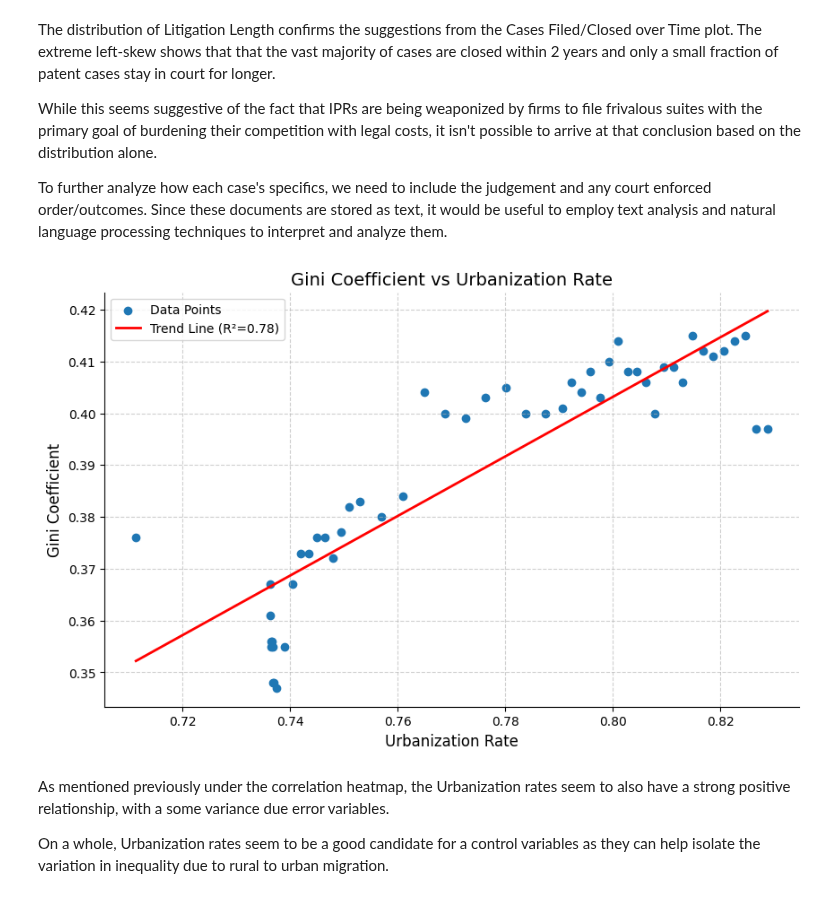
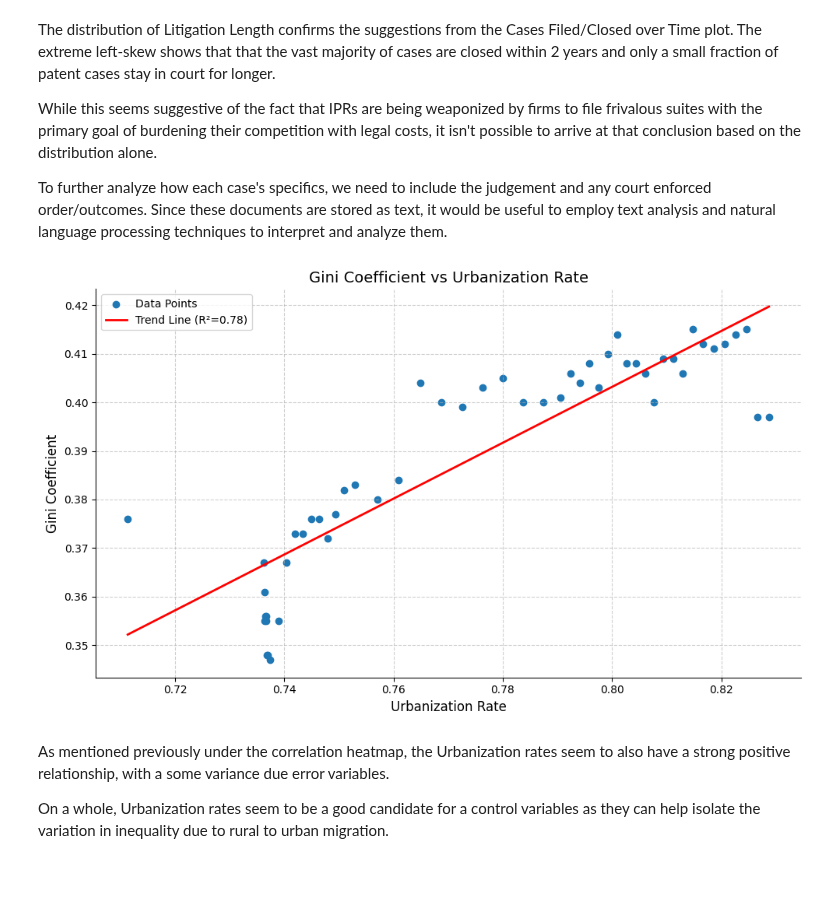
Before and after one commit to Sai0472003/PatentLitigation_Impact, a Jupyter notebook: Project1.ipynb, the cells around one changed output. Cells and saved outputs as stored; diff of their text form; code cells hidden in the pictures.

```diff
--- a/Project1.ipynb
+++ b/Project1.ipynb
@@ -268,19 +264,20 @@ To further analyze how each case's specifics, we need to include the judgement a
 # %%
 plt.figure(figsize=(10, 6))
 plt.scatter(complete_merged['Urbanization Rate'], complete_merged['Gini Coeff.'], marker='o', label='Data Points')
 slope, intercept, r_value, p_value, std_err = linregress(complete_merged['Urbanization Rate'], complete_merged['Gini Coeff.'])
 x_vals = np.linspace(complete_merged['Urbanization Rate'].min(), complete_merged['Urbanization Rate'].max(), 100)
 trend_line = slope * x_vals + intercept
 plt.plot(x_vals, trend_line, color='red', linestyle='-', linewidth=2, label=f'Trend Line (R²={r_value**2:.2f})')
 plt.title('Gini Coefficient vs Urbanization Rate', fontsize=14)
 plt.xlabel('Urbanization Rate', fontsize=12)
 plt.ylabel('Gini Coefficient', fontsize=12)
 plt.legend()
 plt.grid(True, linestyle='--', alpha=0.6)
 plt.gca().spines[['top', 'right']].set_visible(False)
+plt.tight_layout()
 plt.show()
 # %% [output]
-[figure, old version]
+[figure, new version]
 # %% [markdown]
 As mentioned previously under the correlation heatmap, the Urbanization rates seem to also have a strong positive relationship, with a some variance due error variables.
 
```
Also changed, not shown: parts of 14 cells of this notebook.
